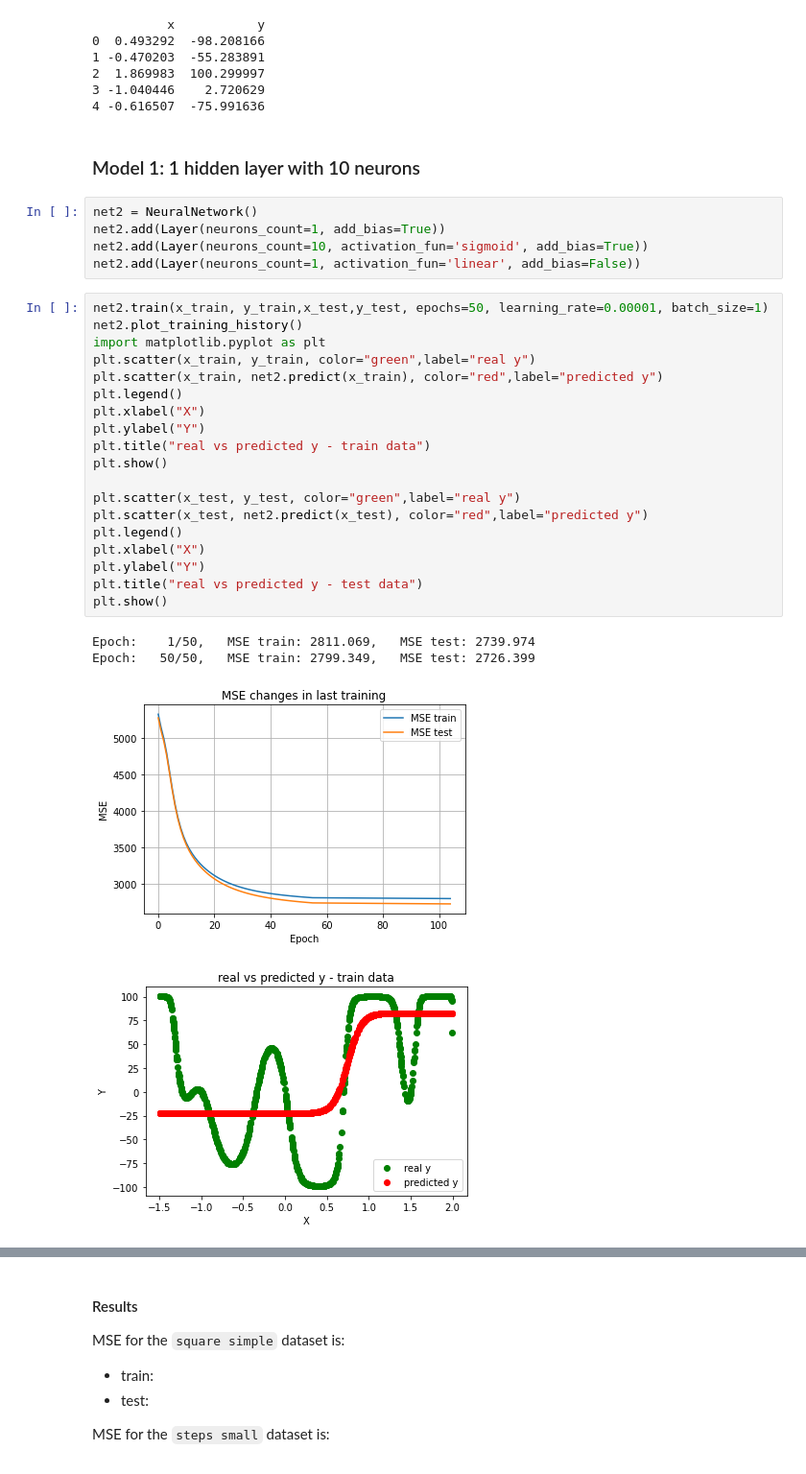
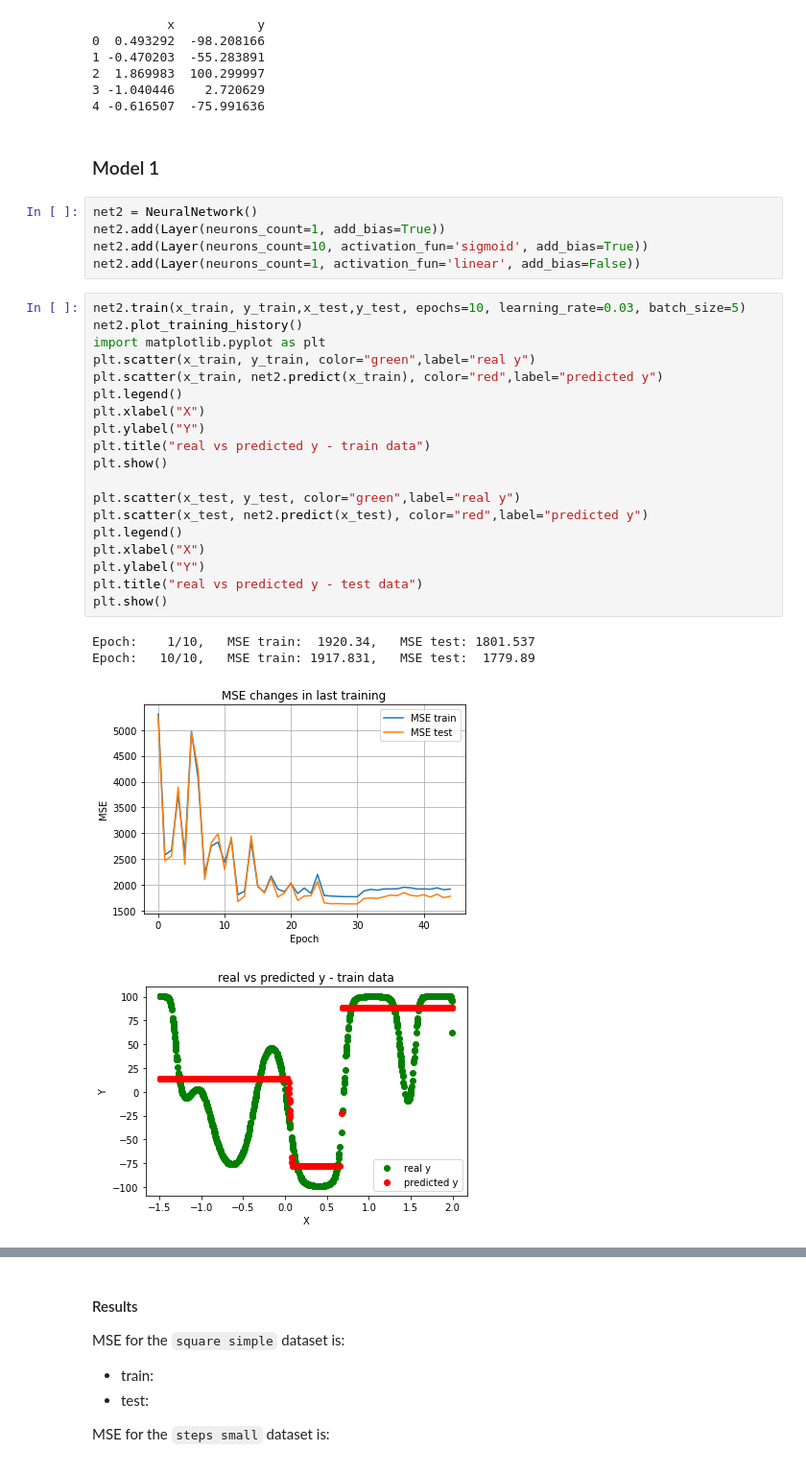
Before and after one commit to mstaczek/miowad, a Jupyter notebook: lab2.ipynb, the cells around one changed output, grey strips where cells are left out. Shown at 96% size. Cells and saved outputs as stored; diff of their text form.

Commit message:
new attempts in lab 2 trainings

```diff
--- a/lab2.ipynb
+++ b/lab2.ipynb
@@ -180,33 +175,33 @@ y_test = [[y] for y in df_test.loc[:,"y"]]
 3 -1.040446    2.720629
 4 -0.616507  -75.991636
 # %% [markdown]
-### Model 1: 1 hidden layer with 10 neurons
+### Model 1
 # %%
 net2 = NeuralNetwork()
 net2.add(Layer(neurons_count=1, add_bias=True))
 net2.add(Layer(neurons_count=10, activation_fun='sigmoid', add_bias=True))
 net2.add(Layer(neurons_count=1, activation_fun='linear', add_bias=False))
 # %%
-net2.train(x_train, y_train,x_test,y_test, epochs=50, learning_rate=0.00001, batch_size=1)
+net2.train(x_train, y_train,x_test,y_test, epochs=10, learning_rate=0.03, batch_size=5)
 net2.plot_training_history()
 import matplotlib.pyplot as plt
 plt.scatter(x_train, y_train, color="green",label="real y")
 plt.scatter(x_train, net2.predict(x_train), color="red",label="predicted y")
 plt.legend()
 plt.xlabel("X")
 plt.ylabel("Y")
 plt.title("real vs predicted y - train data")
 plt.show()
 
 plt.scatter(x_test, y_test, color="green",label="real y")
 plt.scatter(x_test, net2.predict(x_test), color="red",label="predicted y")
 plt.legend()
 plt.xlabel("X")
 plt.ylabel("Y")
 plt.title("real vs predicted y - test data")
 plt.show()
 # %% [output]
-Epoch:    1/50,   MSE train: 2811.069,   MSE test: 2739.974
-Epoch:   50/50,   MSE train: 2799.349,   MSE test: 2726.399
+Epoch:    1/10,   MSE train:  1920.34,   MSE test: 1801.537
+Epoch:   10/10,   MSE train: 1917.831,   MSE test:  1779.89
-[figure, old version]
+[figure, new version]
-[figure, old version]
+[figure, new version]
```
Also changed, not shown: parts of 7 cells of this notebook.
